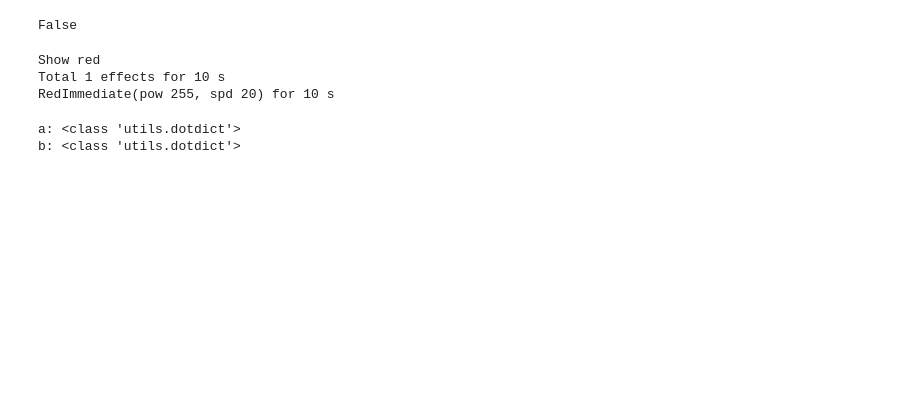
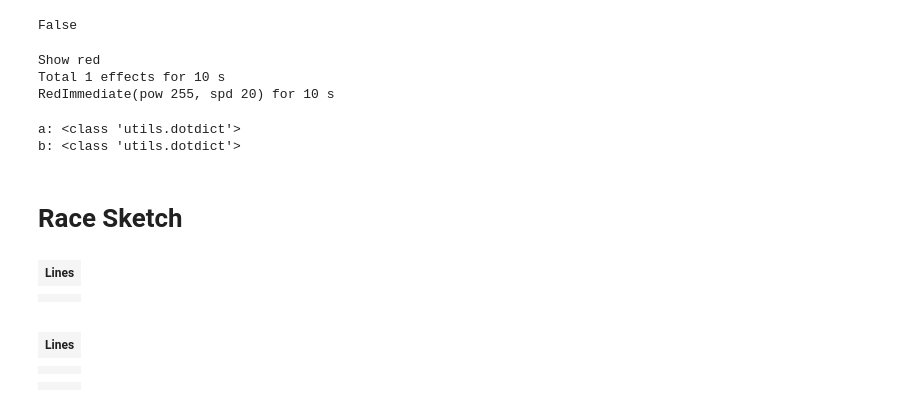
Before and after one commit to okdimok/Svetlitsa_control, a Jupyter notebook: sketches.ipynb, the cells around one changed output. Cells and saved outputs as stored; diff of their text form; code cells hidden in the pictures; blank space fills up the shorter version.

Commit message:
DMX Race

```diff
--- a/sketches.ipynb
+++ b/sketches.ipynb
@@ -588,3 +590,61 @@ Boo.__init_names__()
 # %% [output]
 a: <class 'utils.dotdict'>
 b: <class 'utils.dotdict'>
+# %% [markdown]
+# Race Sketch
+# %%
+from IPython.display import display_html, clear_output
+import time
+import math
+from random import randint
+
+def display_current_progress(current_progress, n_leds):
+    clear_output(wait=True)
+    scale = 4
+    r = "<br><table><tr><th>Lines</th>"
+    r+="</tr>"
+    for p in current_progress:
+        r += f"<tr><td width='{scale*n_leds}px'>"
+        r += f"<div style='background:green; height:20px; width:{scale*p}px'></div>"
+        r += "</td>"
+
+        r += "</tr>"
+    r += "</table>"
+    display_html(r, raw=True)
+# %%
+display_current_progress([20, 10, 30], 50)
+# %% [output]
+| Lines |
+|  |
+|  |
+|  |
+# %%
+current_progress = [0, 0, 0, 0]
+n_leds = 50
+duration = 10
+# %%
+def step_progress():
+    global last_step
+    global current_progress
+    step_every = duration/n_leds/len(current_progress)
+    need_steps = math.floor((time.time() - last_step)/step_every)
+    for i in range(need_steps):
+        current_progress[randint(0, len(current_progress) - 1)] += 1
+        last_step = time.time()
+# %%
+start_time = time.time()
+last_step = start_time
+champion_found = False
+while not champion_found:
+    step_progress()
+    display_current_progress(current_progress, n_leds)
+    for progress in current_progress:
+        if (progress >= n_leds):
+            champion_found = True
+    time.sleep(1/60)
+# %% [output]
+| Lines |
+|  |
+|  |
+|  |
+|  |
```
Also changed, not shown: parts of 12 cells of this notebook, 1 other file.
